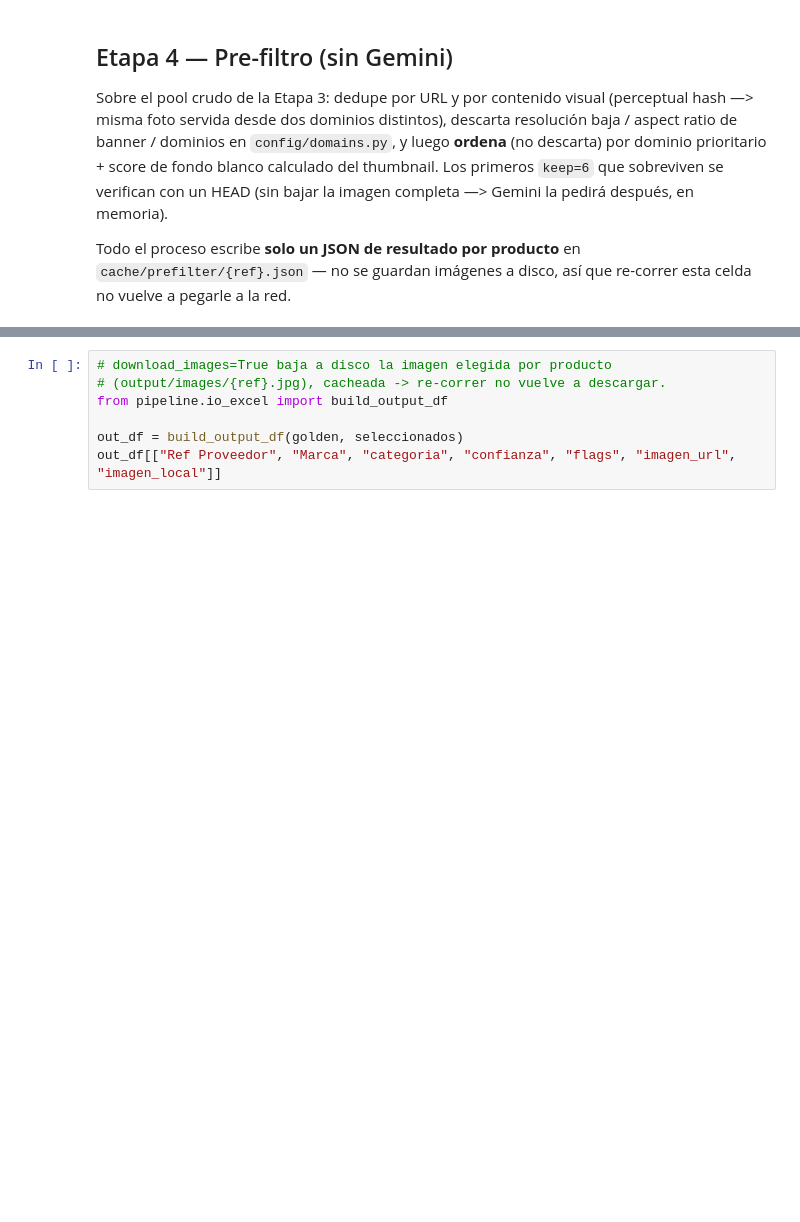
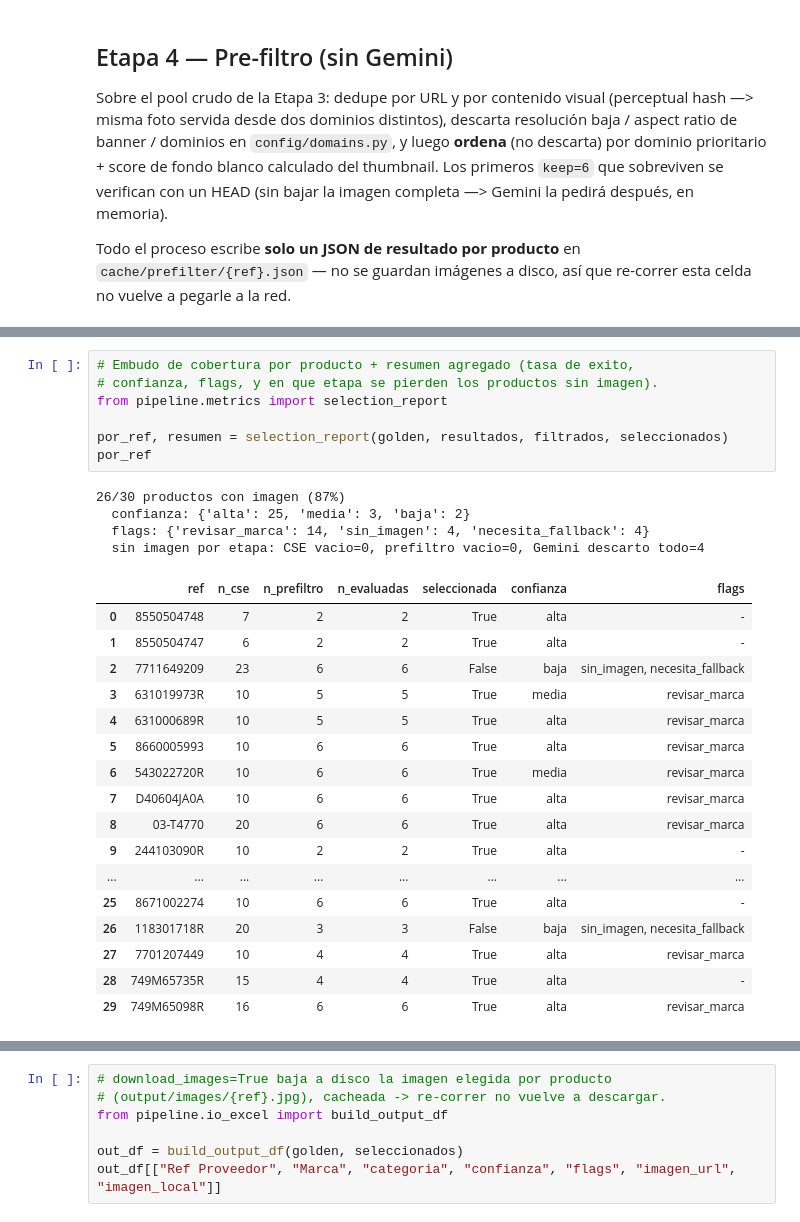
Before and after one commit to NataliaVillegasC/image_processor_matcher, a Jupyter notebook: mvp_pipeline.ipynb, the cells around one changed output, grey strips where cells are left out. Cells and saved outputs as stored; diff of their text form; blank space fills up the shorter version.

Commit message:
Tunning of the pipeline + metrics

```diff
--- a/mvp_pipeline.ipynb
+++ b/mvp_pipeline.ipynb
@@ -427,0 +464,29 @@ for ref, r in seleccionados.items():
+# %%
+# Embudo de cobertura por producto + resumen agregado (tasa de exito,
+# confianza, flags, y en que etapa se pierden los productos sin imagen).
+from pipeline.metrics import selection_report
+
+por_ref, resumen = selection_report(golden, resultados, filtrados, seleccionados)
+por_ref
+# %% [output]
+26/30 productos con imagen (87%)
+  confianza: {'alta': 25, 'media': 3, 'baja': 2}
+  flags: {'revisar_marca': 14, 'sin_imagen': 4, 'necesita_fallback': 4}
+  sin imagen por etapa: CSE vacio=0, prefiltro vacio=0, Gemini descarto todo=4
+|  | ref | n_cse | n_prefiltro | n_evaluadas | seleccionada | confianza | flags |
+| 0 | 8550504748 | 7 | 2 | 2 | True | alta | - |
+| 1 | 8550504747 | 6 | 2 | 2 | True | alta | - |
+| 2 | 7711649209 | 23 | 6 | 6 | False | baja | sin_imagen, necesita_fallback |
+| 3 | 631019973R | 10 | 5 | 5 | True | media | revisar_marca |
+| 4 | 631000689R | 10 | 5 | 5 | True | alta | revisar_marca |
+| 5 | 8660005993 | 10 | 6 | 6 | True | alta | revisar_marca |
+| 6 | 543022720R | 10 | 6 | 6 | True | media | revisar_marca |
+| 7 | D40604JA0A | 10 | 6 | 6 | True | alta | revisar_marca |
+| 8 | 03-T4770 | 20 | 6 | 6 | True | alta | revisar_marca |
+| 9 | 244103090R | 10 | 2 | 2 | True | alta | - |
+| ... | ... | ... | ... | ... | ... | ... | ... |
+| 25 | 8671002274 | 10 | 6 | 6 | True | alta | - |
+| 26 | 118301718R | 20 | 3 | 3 | False | baja | sin_imagen, necesita_fallback |
+| 27 | 7701207449 | 10 | 4 | 4 | True | alta | revisar_marca |
+| 28 | 749M65735R | 15 | 4 | 4 | True | alta | - |
+| 29 | 749M65098R | 16 | 6 | 6 | True | alta | revisar_marca |
```
Also changed, not shown: parts of 11 cells of this notebook, 7 other files.
